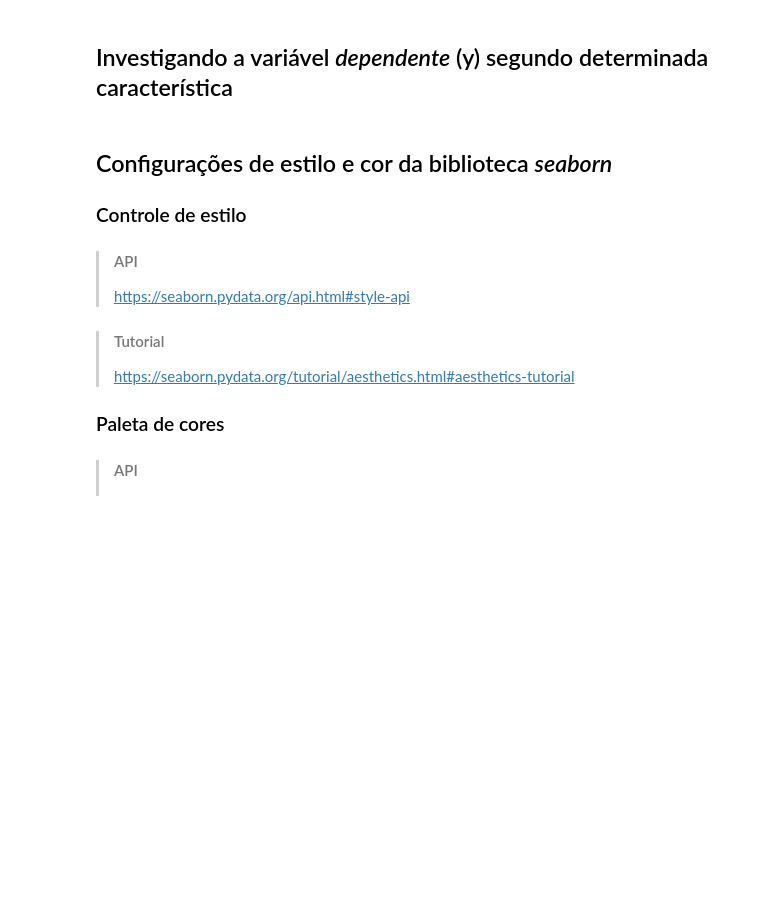
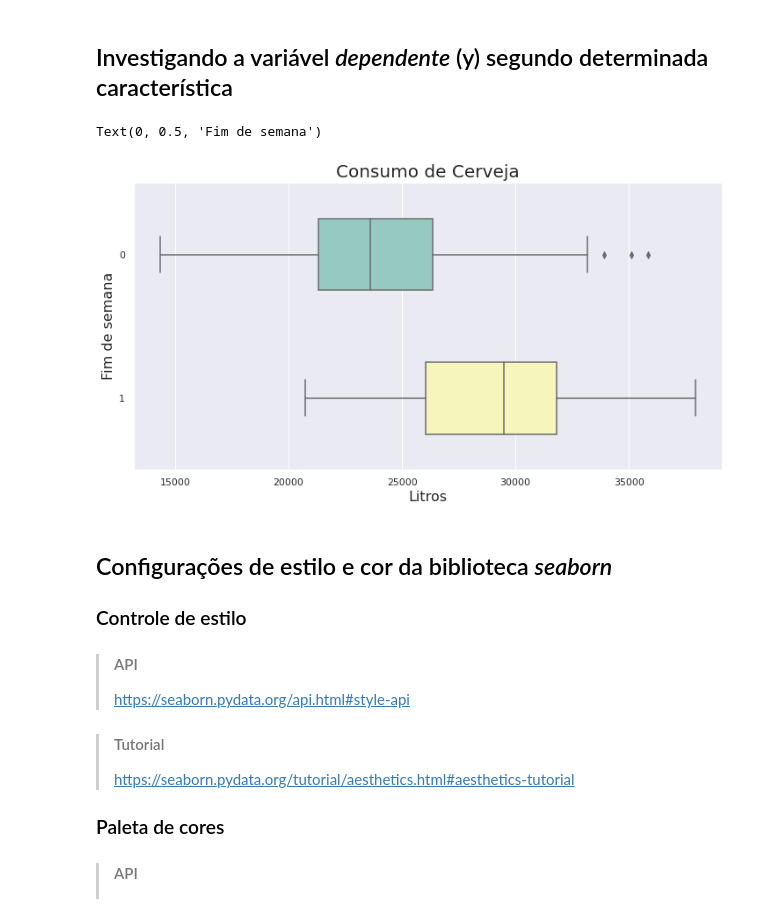
Before and after one commit to vitorsoier/RegressaoLinear, a Jupyter notebook: Regressão_Linear.ipynb, the cells around one changed output. Cells and saved outputs as stored; diff of their text form; code cells hidden in the pictures; blank space fills up the shorter version.

```diff
--- a/Regressão_Linear.ipynb
+++ b/Regressão_Linear.ipynb
@@ -133,6 +144,17 @@ https://seaborn.pydata.org/generated/seaborn.boxplot.html?highlight=boxplot#seab
 <hr style='border: 2px solid red;'>
 # %% [markdown]
 ## Investigando a variável *dependente* (y) segundo determinada característica
+# %%
+sns.set_theme(style ='darkgrid', palette="Set3")
+ax = sns.boxplot(x ='consumo', y='fds', data=dados, orient='h', width=0.5)
+
+ax.figure.set_size_inches(12,6)
+ax.set_title('Consumo de Cerveja', fontsize=20)
+ax.set_xlabel('Litros', fontsize=16)
+ax.set_ylabel('Fim de semana', fontsize=16)
+# %% [output]
+Text(0, 0.5, 'Fim de semana')
+[figure, added]
 # %% [markdown]
 ## Configurações de estilo e cor da biblioteca *seaborn*
 
```
Also changed, not shown: parts of 3 cells of this notebook.
